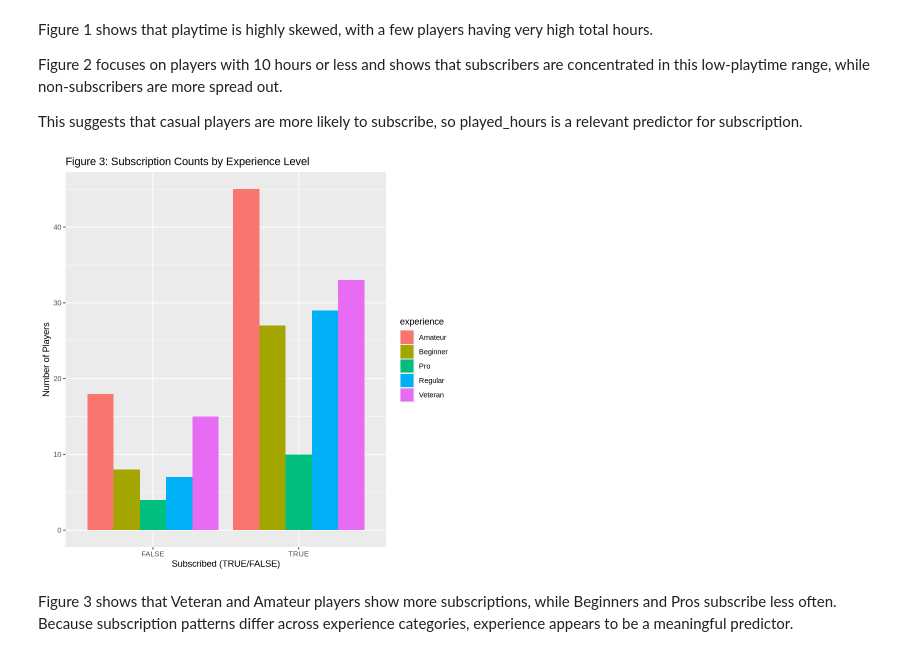
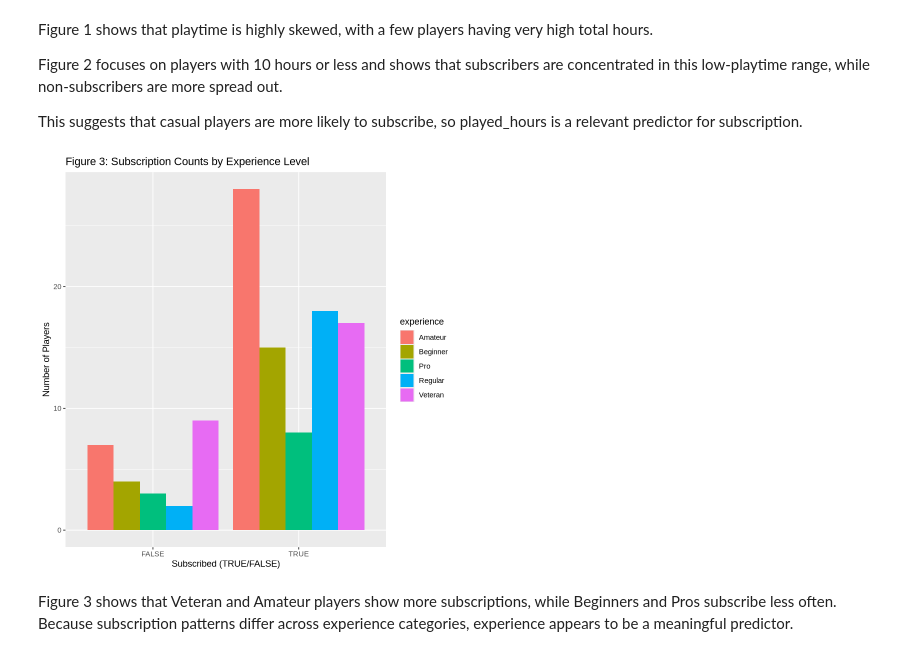
Before and after one commit to lsqolivia/Final-Report-34, a Jupyter notebook: dsci project-34 (7).ipynb, the cells around one changed output. Saved outputs shown, nothing was run; the diff lists cells and outputs as text; code cells hidden in the pictures.

Commit message:
Revised clean_players issue by Olivia
clean_players wasn't used in exploring data set.

```diff
--- a/dsci project-34 (7).ipynb
+++ b/dsci project-34 (7).ipynb
@@ -163,13 +168,13 @@ Figure 2 focuses on players with 10 hours or less and shows that subscribers are
 
 This suggests that casual players are more likely to subscribe, so played_hours is a relevant predictor for subscription.
 # %%
-ggplot(players, aes(x=subscribe)) +
+ggplot(clean_players, aes(x=subscribe)) +
 geom_bar(aes(fill=experience), position="dodge") +
 labs(title = "Figure 3: Subscription Counts by Experience Level",
      x = "Subscribed (TRUE/FALSE)",
      y = "Number of Players")
 # %% [output]
-[figure, old version]
+[figure, new version]
 # %% [markdown]
 Figure 3 shows that Veteran and Amateur players show more subscriptions, while Beginners and Pros subscribe less often.
 Because subscription patterns differ across experience categories, experience appears to be a meaningful predictor.
```
Also changed, not shown: parts of 11 cells of this notebook.
